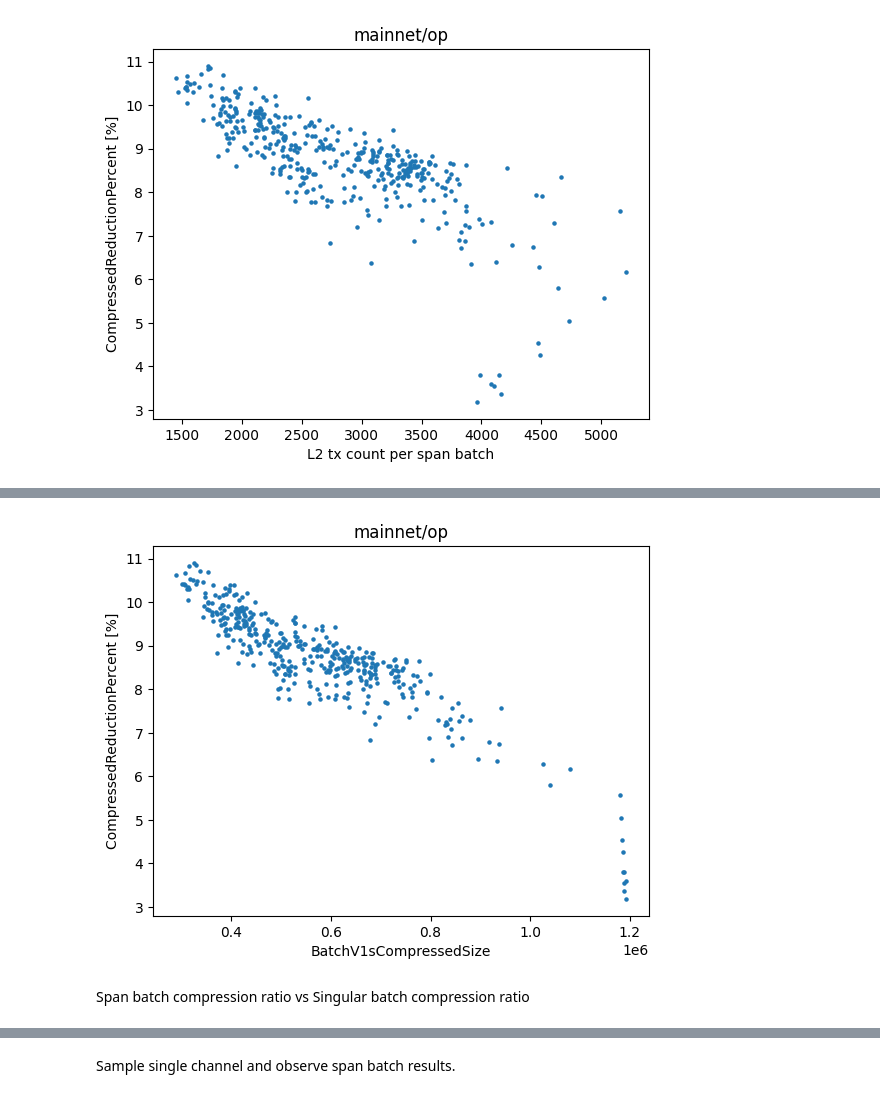
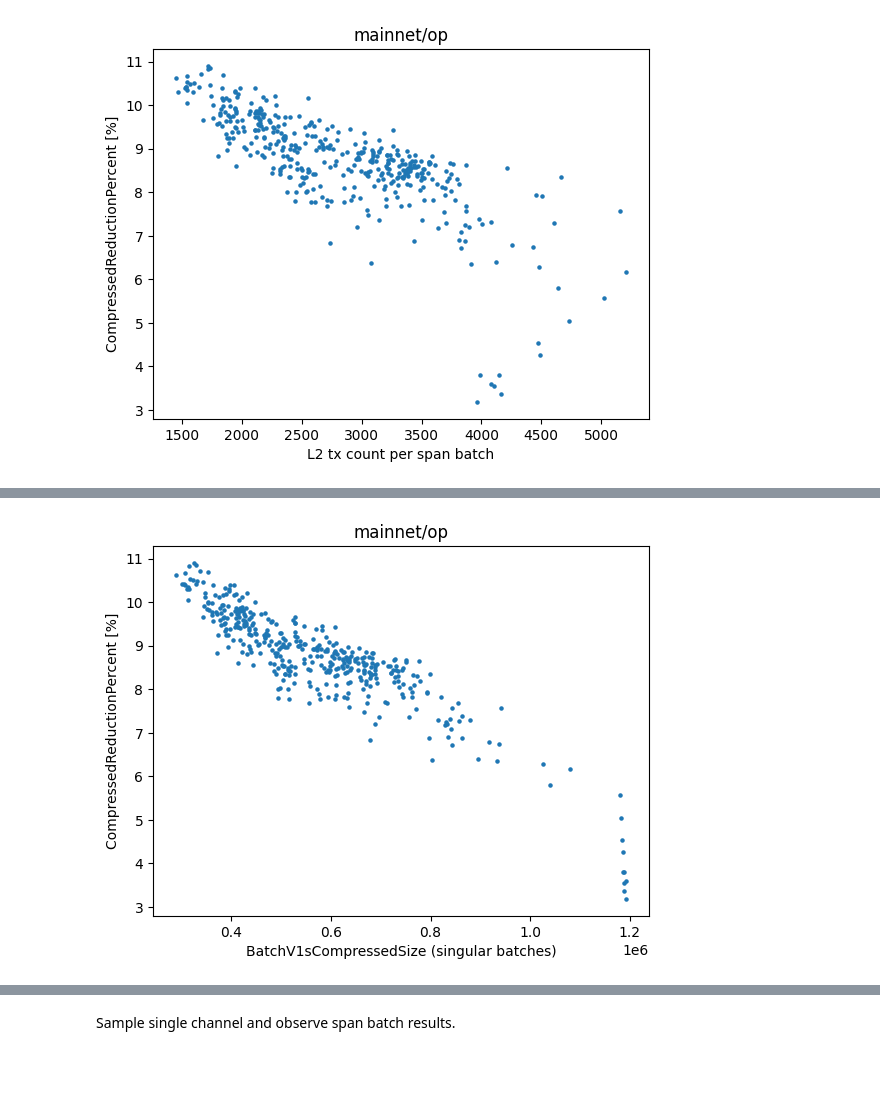
Before and after one commit to testinprod-io/optimism, a Jupyter notebook: op-node/span-batch-analysis.ipynb, the cells around one changed output, grey strips where cells are left out. Cells and saved outputs as stored; diff of their text form; code cells hidden in the pictures; blank space fills up the shorter version.

```diff
--- a/op-node/span-batch-analysis.ipynb
+++ b/op-node/span-batch-analysis.ipynb
@@ -266,22 +388,20 @@ Relation between `BatchV1sCompressedSize` and `CompressedReductionPercent`.
 # %%
 Xs = []
 Ys = []
 for channel_id in channel_ids:
       filename = f"{TARGET_DIR}/{channel_id}.json"
       with open(filename) as f:
             result = json.load(f)
             batch_v1s_uncompressed_size = result["BatchV1sCompressedSize"]
             Xs.append(batch_v1s_uncompressed_size)
             compressed_reduction_precent = result["CompressedReductionPercent"]
             Ys.append(compressed_reduction_precent)
 
 
 plt.scatter(Xs, Ys, s=5)
-plt.xlabel("BatchV1sCompressedSize")
+plt.xlabel("BatchV1sCompressedSize (singular batches)")
 plt.ylabel("CompressedReductionPercent [%]")
 plt.title(CHAIN_NAME)
 plt.show()
 # %% [output]
-[figure, old version]
+[figure, new version]
-# %% [markdown]
-Span batch compression ratio vs Singular batch compression ratio
```
Also changed, not shown: parts of 32 cells of this notebook.
